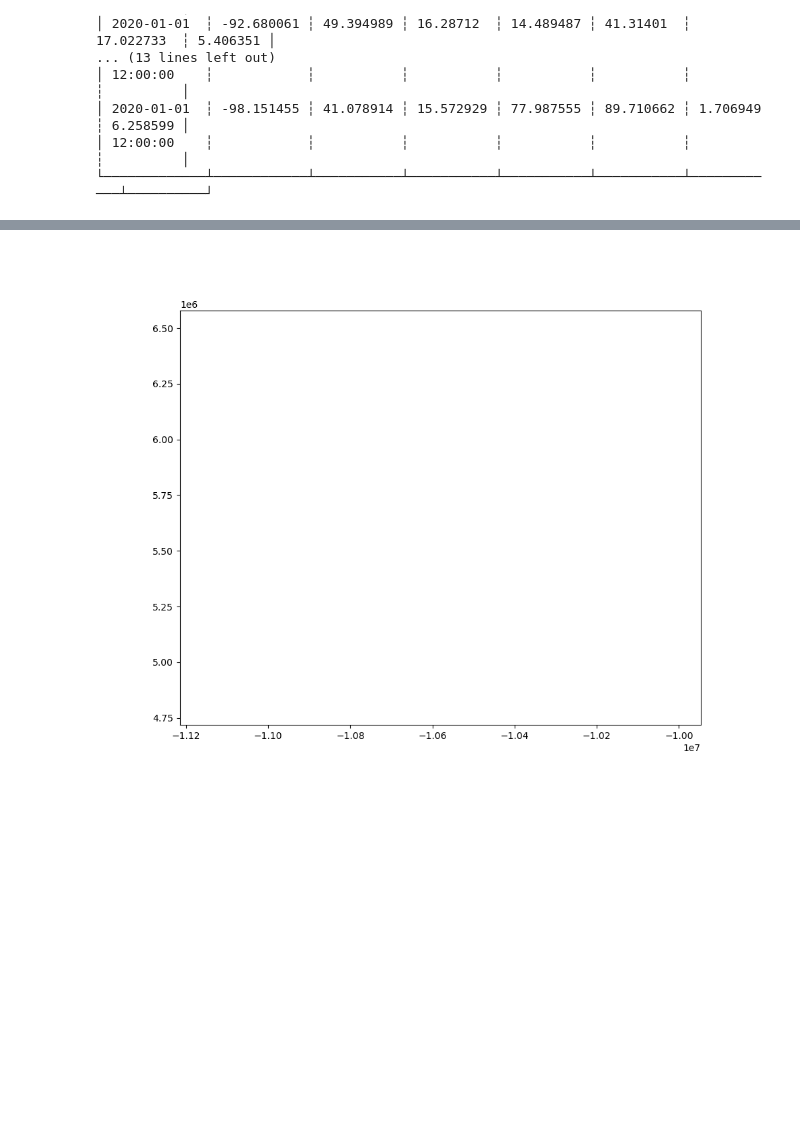
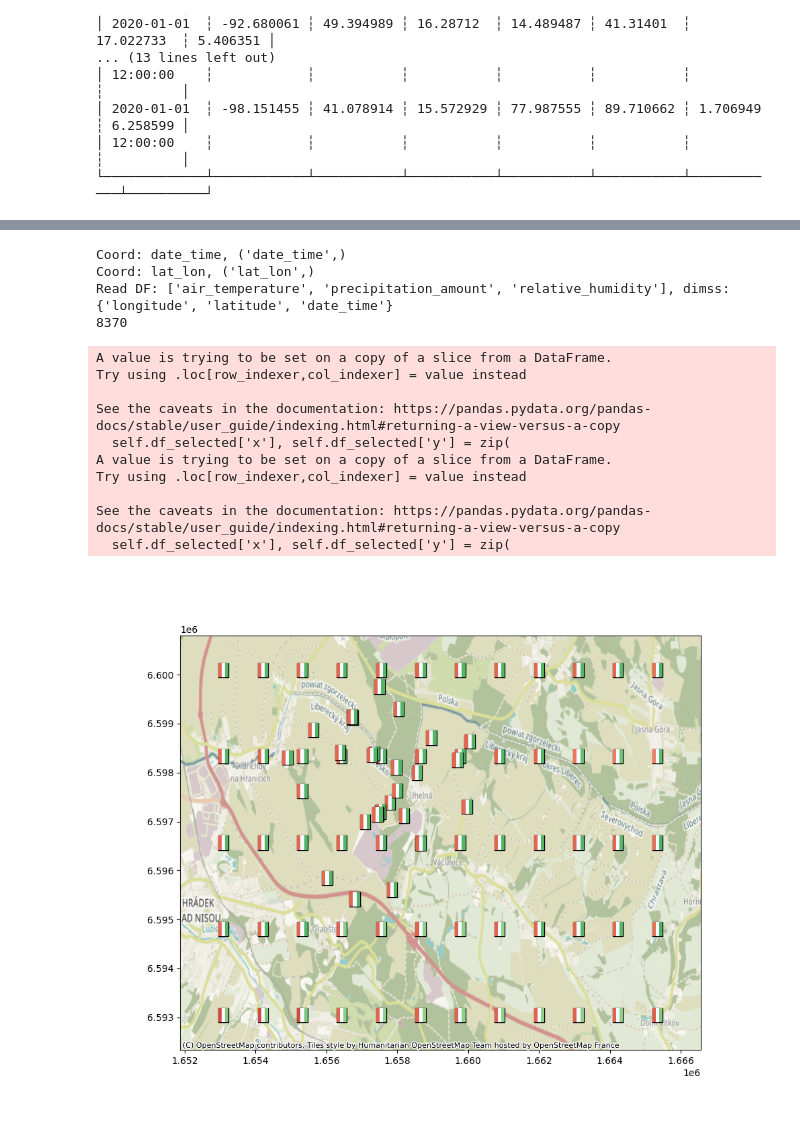
Before and after one commit to GeoMop/zarr_fuse, a Jupyter notebook: app/hlavo_surface/notebooks/zoom_plot.ipynb, the cells around one changed output, grey strips where cells are left out. Drawn from its saved outputs; the diff is of its cells as text; code cells hidden in the pictures; blank space fills up the shorter version.

```diff
--- a/app/hlavo_surface/notebooks/zoom_plot.ipynb
+++ b/app/hlavo_surface/notebooks/zoom_plot.ipynb
@@ -57,0 +62,12 @@ from plot_map_view import InteractiveMapPlotter
+# %%
+from hlavo_surface import inputs
+work_dir = inputs.work_dir
+from zarr_fuse import open_storage, Node
+
+
+root_node = Node.read_store(work_dir / "surface.zarr")
+fields = {
+    'yr.no': ['air_temperature', 'precipitation_amount', 'relative_humidity']
+}
+df_temp = root_node['yr.no'].read_df("air_temperature", date_time=slice(None))
+print(df_temp)
@@ -58,6 +100,38 @@ from plot_map_view import InteractiveMapPlotter
 # %%
+from zarr_fuse.plotting import InteractiveMapPlotter, build_overview
+import matplotlib.pyplot as plt
+# Create an instance of the InteractiveMapPlotter
+node_path = 'yr.no'
+node = root_node[node_path]
+ds = node.dataset
+overview = build_overview(root_node)
+full_coords = overview[node_path].cumul_coordinates
+mid_date_time = full_coords['date_time'].quantile(
+            0.5,                     # 50 % quantile = median
+            method="nearest"         # or "linear", "midpoint", …
+).item()
+#print(mid_date_time)
 
+mid_lat_lon = full_coords['lat_lon'][0]
+point_ds = ds.sel(lat_lon=mid_lat_lon)
 
-# Create an instance of the InteractiveMapPlotter
-plotter = InteractiveMapPlotter(df, data_selector)
+handlers = []
+data_selector = {
+    'date_time': 'time_axis',
+    'longitude': 'lon_axis',
+    'latitude': 'lat_axis',
+    'air_temperature': plt.cm.coolwarm,  # Temperature: cool-to-warm colors
+    'precipitation_amount': plt.cm.Blues,  # Precipitation: blues
+    'relative_humidity': plt.cm.Greens,  # Humidity: greens
+    #'wind_speed': plt.cm.Oranges,  # Wind speed: oranges
+    #'insol': plt.cm.YlOrBr  # Insolation: yellow-orange-brown
+
+    'time_point': None,
+    'lon_point': None,
+    'lat_point': None
+}
+
+df = node.read_df(fields[node_path], date_time=slice(None))
+print(len(df))
+plotter = InteractiveMapPlotter(df, data_selector, handlers)
 # %% [output]
@@ -65,2 +155,16 @@ ConnectionError: HTTPSConnectionPool(host='a.tile.openstreetmap.fr', port=443):
+Coord: date_time, ('date_time',)
+Coord: lat_lon, ('lat_lon',)
+Read DF: ['air_temperature', 'precipitation_amount', 'relative_humidity'], dimss: {'longitude', 'latitude', 'date_time'}
+8370
+A value is trying to be set on a copy of a slice from a DataFrame.
+Try using .loc[row_indexer,col_indexer] = value instead
+
+See the caveats in the documentation: https://pandas.pydata.org/pandas-docs/stable/user_guide/indexing.html#returning-a-view-versus-a-copy
+  self.df_selected['x'], self.df_selected['y'] = zip(
+A value is trying to be set on a copy of a slice from a DataFrame.
+Try using .loc[row_indexer,col_indexer] = value instead
+
+See the caveats in the documentation: https://pandas.pydata.org/pandas-docs/stable/user_guide/indexing.html#returning-a-view-versus-a-copy
+  self.df_selected['x'], self.df_selected['y'] = zip(
-[figure, old version]
+[figure, new version]
 # %%
```
Also changed, not shown: parts of 6 cells of this notebook, 13 other files.
